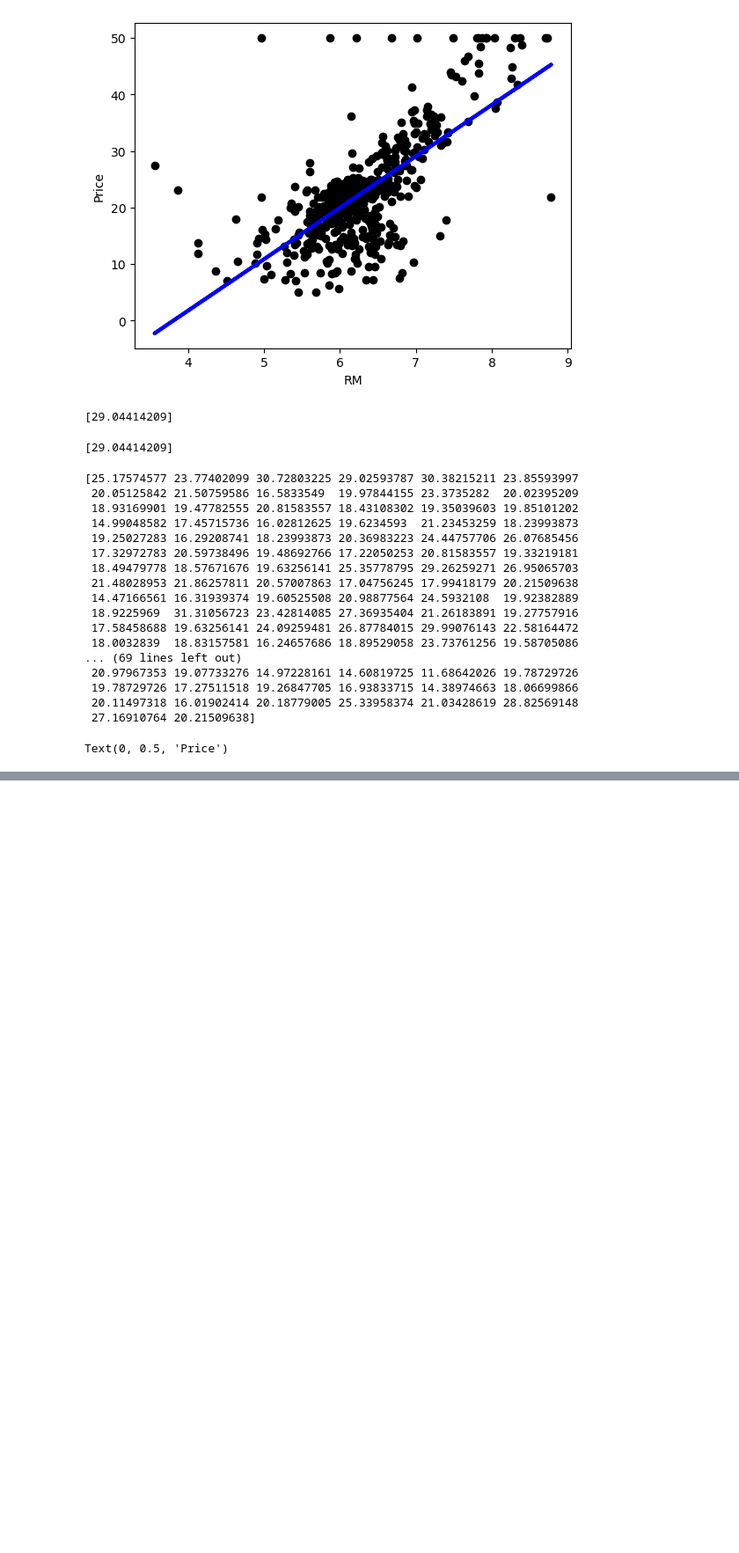
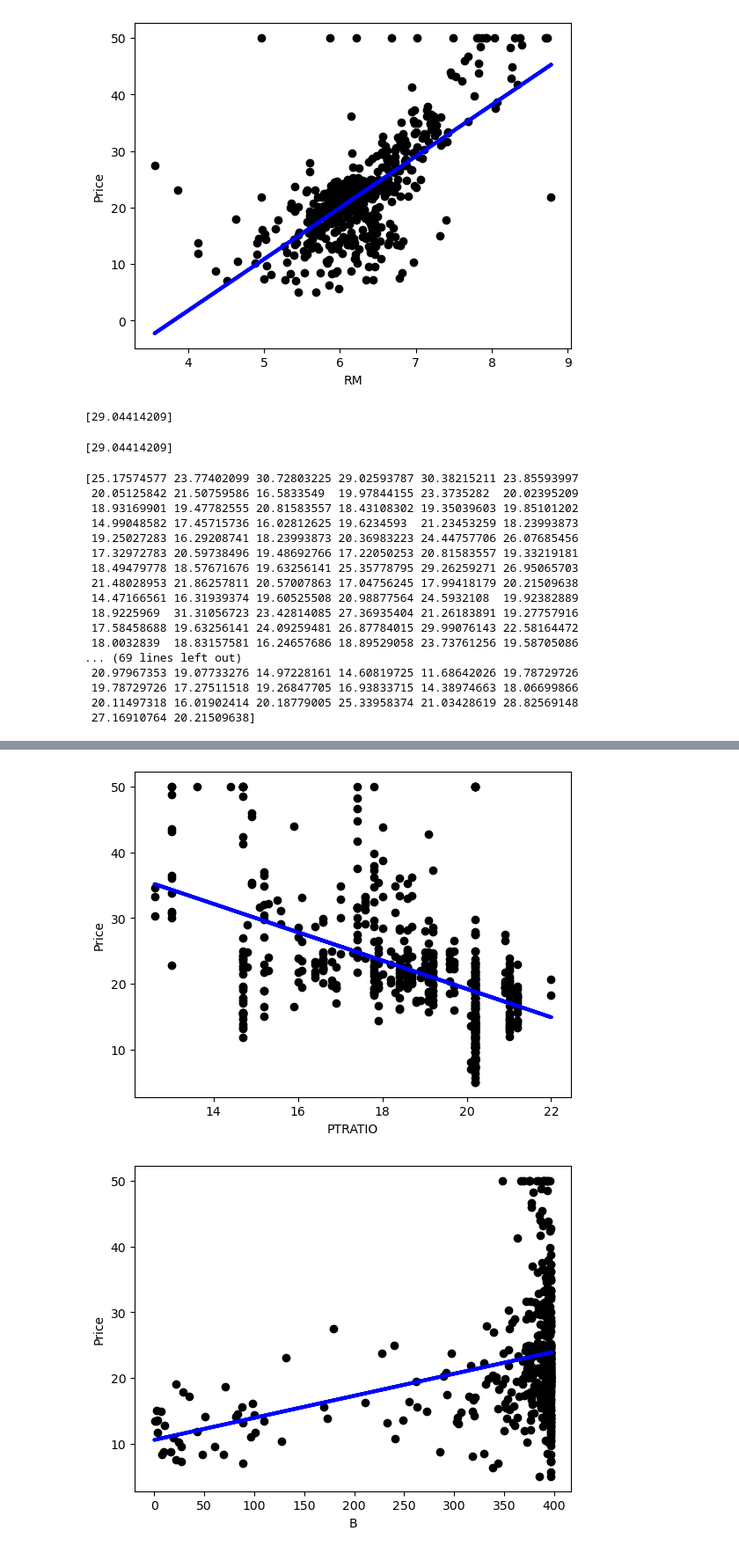
Before and after one commit to inecrft/SL-learning, a Jupyter notebook: Regression/FirstRegressionModel.ipynb, the cells around one changed output, grey strips where cells are left out. Shown: that part at 88% size. Drawn from its saved outputs; the diff is of its cells as text; code cells hidden in the pictures; blank space fills up the shorter version.

Commit message:
Improve code by using pyplot's subplots

```diff
--- a/Regression/FirstRegressionModel.ipynb
+++ b/Regression/FirstRegressionModel.ipynb
@@ -123,18 +123,20 @@ print(model.predict(x))
  20.11497318 16.01902414 20.18779005 25.33958374 21.03428619 28.82569148
  27.16910764 20.21509638]
 # %%
-# Try with "CRIM: per capita crime rate by town" as the feature
-x = dataset['data'][:, [0]]
+# Try with each features
+for i in range(dataset['data'].shape[1]):
+    x = dataset['data'][:, [i]]
+    y = dataset['target']
 
-model = linear_model.LinearRegression()
-model.fit(x, y)
+    model = linear_model.LinearRegression()
+    model.fit(x, y)
 
-y_pred = model.predict(x)
+    y_pred = model.predict(x)
 
-plt.scatter(x, y, color='black')
-plt.plot(x, y_pred, color='blue', linewidth=3)
-plt.xlabel('CRIM')
-plt.ylabel('Price')
+    fig, ax = plt.subplots()
+    plt.scatter(x, y, color='black')
+    plt.plot(x, y_pred, color='blue', linewidth=3)
+    ax.set_ylabel('Price')
+    ax.set_xlabel(dataset['feature_names'][i])
 # %% [output]
-Text(0, 0.5, 'Price')
 [figure]
@@ -140,0 +152,2 @@ Text(0, 0.5, 'Price')
+[figure, added]
+[figure, added]
```
Also changed, not shown: parts of 11 cells of this notebook.
